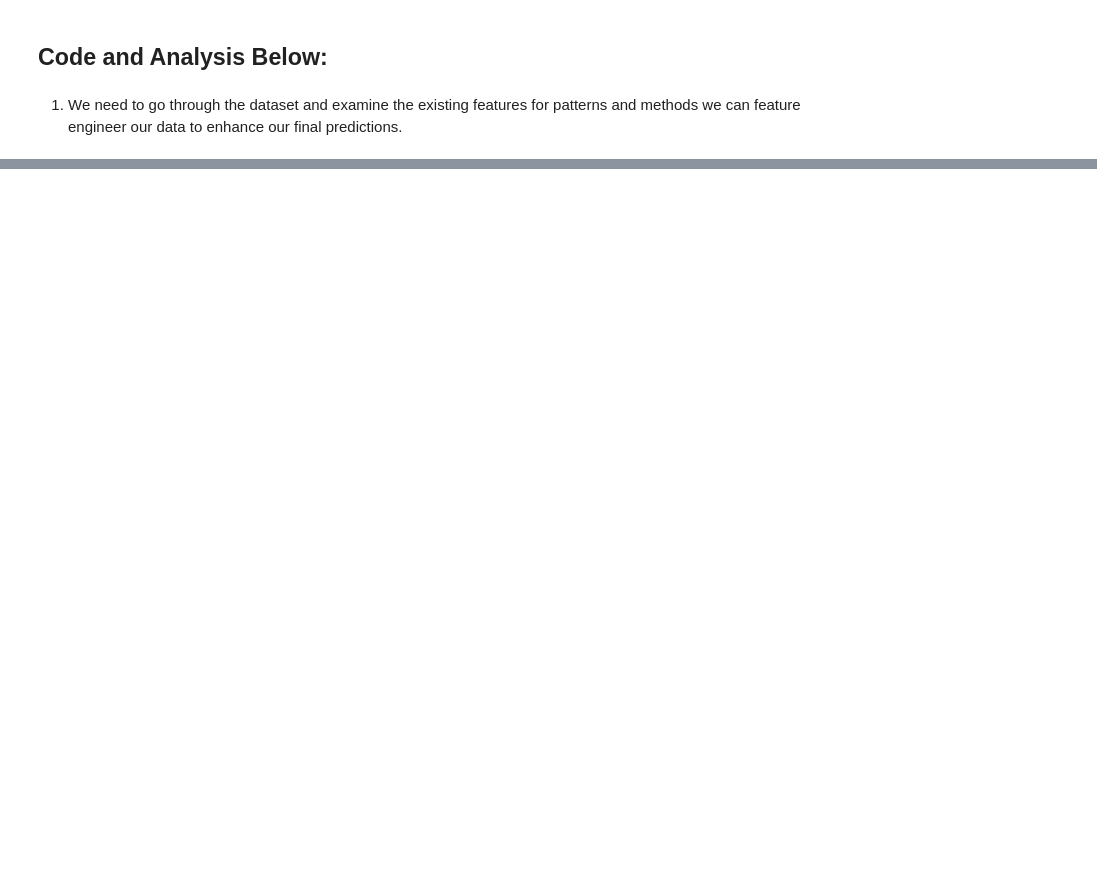
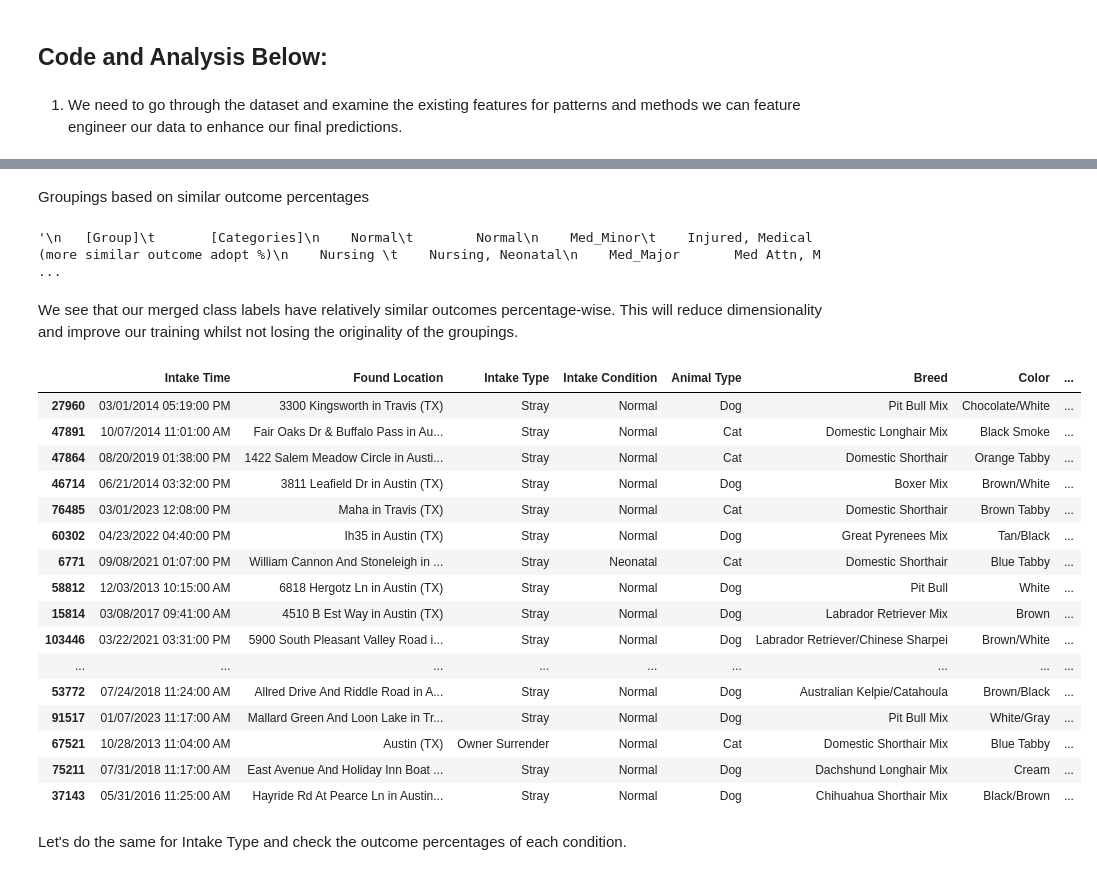
Before and after one commit to chenyiwang24/cs363_final_project, a Jupyter notebook: final.ipynb, the cells around one changed output, grey strips where cells are left out. Saved outputs shown, nothing was run; the diff lists cells and outputs as text; code cells hidden in the pictures; blank space fills up the shorter version.

```diff
--- a/final.ipynb
+++ b/final.ipynb
@@ -134,0 +189,58 @@ animal_data.sample(20)
+# %% [markdown]
+Groupings based on similar outcome percentages
+# %%
+'''
+   [Group]	       [Categories]
+    Normal	        Normal
+    Med_Minor	    Injured, Medical (more similar outcome adopt %)
+    Nursing 	    Nursing, Neonatal
+    Med_Major       Med Attn, Med Urgent, Neurologic, Pregnant, Sick (more similar outcome transfer %)
+    Behavioral	    Feral, Behavior
+    Critical    	Agonal, Aged, Congenital, Parvo, Space, Other, Unknown
+'''
+# %% [output]
+'\n   [Group]\t       [Categories]\n    Normal\t        Normal\n    Med_Minor\t    Injured, Medical (more similar outcome adopt %)\n    Nursing \t    Nursing, Neonatal\n    Med_Major       Med Attn, M ...
+# %% [markdown]
+We see that our merged class labels have relatively similar outcomes percentage-wise. This will reduce dimensionality and improve our training whilst not losing the originality of the groupings.
+# %%
+# intake condition into grouped categories
+condition_map = {
+    'Normal': 'Normal',
+    'Injured': 'Med_Minor',
+    'Sick': 'Med_Major',
+    'Nursing': 'Nursing',
+    'Neonatal': 'Nursing',
+    'Med Attn': 'Med_Major',
+    'Med Urgent': 'Med_Major',
+    'Medical': 'Med_Minor',
+    'Neurologic': 'Med_Major',
+    'Pregnant': 'Med_Major',
+    'Feral': 'Behavioral',
+    'Behavior': 'Behavioral',
+}
+
+# map with a fallback to 'Rare'
+animal_data['Condition'] = animal_data['Intake Condition'].map(condition_map).fillna('Rare')
+animal_data = pd.get_dummies(animal_data, columns=['Condition'])
+
+animal_data.sample(20)  # sample some data after transformation
+# %% [output]
+|  | Intake Time | Found Location | Intake Type | Intake Condition | Animal Type | Breed | Color | ... |
+| 27960 | 03/01/2014 05:19:00 PM | 3300 Kingsworth in Travis (TX) | Stray | Normal | Dog | Pit Bull Mix | Chocolate/White | ... |
+| 47891 | 10/07/2014 11:01:00 AM | Fair Oaks Dr & Buffalo Pass in Au... | Stray | Normal | Cat | Domestic Longhair Mix | Black Smoke | ... |
+| 47864 | 08/20/2019 01:38:00 PM | 1422 Salem Meadow Circle in Austi... | Stray | Normal | Cat | Domestic Shorthair | Orange Tabby | ... |
+| 46714 | 06/21/2014 03:32:00 PM | 3811 Leafield Dr in Austin (TX) | Stray | Normal | Dog | Boxer Mix | Brown/White | ... |
+| 76485 | 03/01/2023 12:08:00 PM | Maha in Travis (TX) | Stray | Normal | Cat | Domestic Shorthair | Brown Tabby | ... |
+| 60302 | 04/23/2022 04:40:00 PM | Ih35 in Austin (TX) | Stray | Normal | Dog | Great Pyrenees Mix | Tan/Black | ... |
+| 6771 | 09/08/2021 01:07:00 PM | William Cannon And Stoneleigh in ... | Stray | Neonatal | Cat | Domestic Shorthair | Blue Tabby | ... |
+| 58812 | 12/03/2013 10:15:00 AM | 6818 Hergotz Ln in Austin (TX) | Stray | Normal | Dog | Pit Bull | White | ... |
+| 15814 | 03/08/2017 09:41:00 AM | 4510 B Est Way in Austin (TX) | Stray | Normal | Dog | Labrador Retriever Mix | Brown | ... |
+| 103446 | 03/22/2021 03:31:00 PM | 5900 South Pleasant Valley Road i... | Stray | Normal | Dog | Labrador Retriever/Chinese Sharpei | Brown/White | ... |
+| ... | ... | ... | ... | ... | ... | ... | ... | ... |
+| 53772 | 07/24/2018 11:24:00 AM | Allred Drive And Riddle Road in A... | Stray | Normal | Dog | Australian Kelpie/Catahoula | Brown/Black | ... |
+| 91517 | 01/07/2023 11:17:00 AM | Mallard Green And Loon Lake in Tr... | Stray | Normal | Dog | Pit Bull Mix | White/Gray | ... |
+| 67521 | 10/28/2013 11:04:00 AM | Austin (TX) | Owner Surrender | Normal | Cat | Domestic Shorthair Mix | Blue Tabby | ... |
+| 75211 | 07/31/2018 11:17:00 AM | East Avenue And Holiday Inn Boat ... | Stray | Normal | Dog | Dachshund Longhair Mix | Cream | ... |
+| 37143 | 05/31/2016 11:25:00 AM | Hayride Rd At Pearce Ln in Austin... | Stray | Normal | Dog | Chihuahua Shorthair Mix | Black/Brown | ... |
+# %% [markdown]
+Let's do the same for Intake Type and check the outcome percentages of each condition.
```
Also changed, not shown: parts of 15 cells of this notebook.
